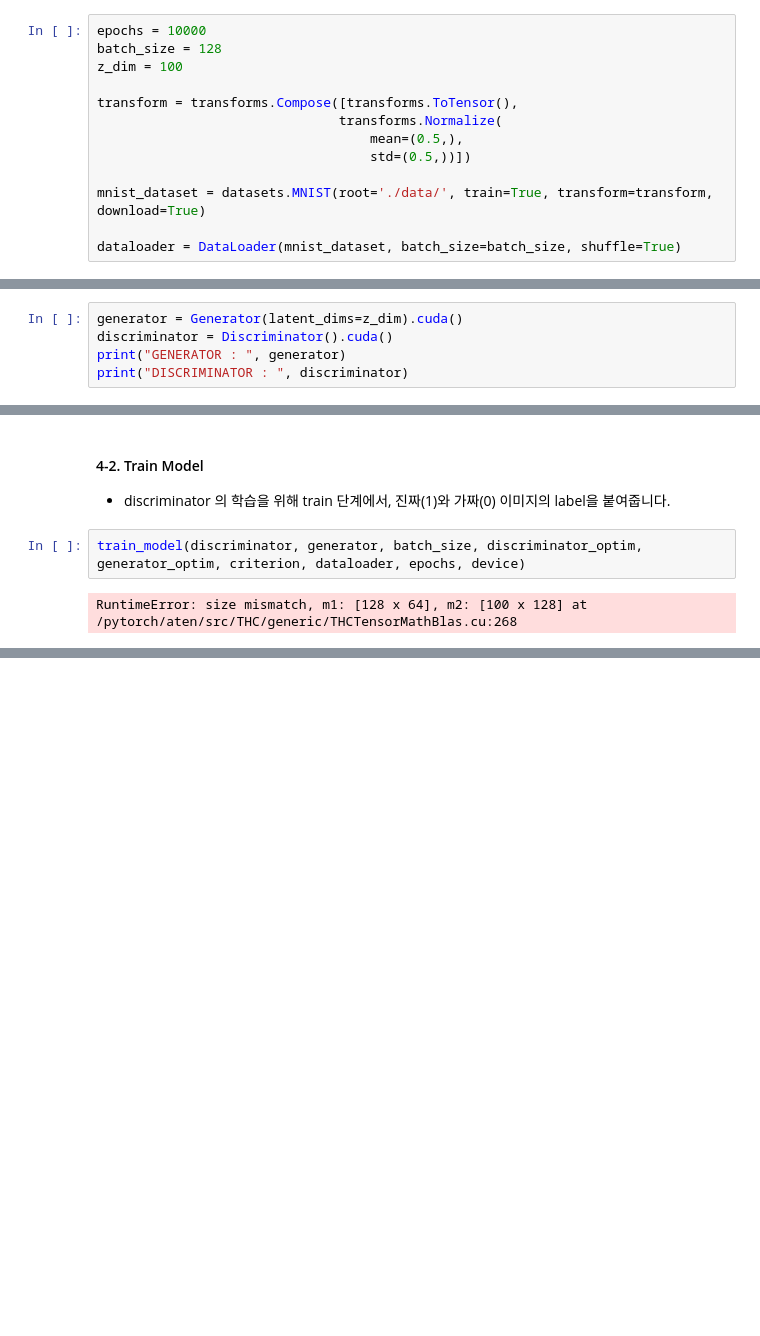
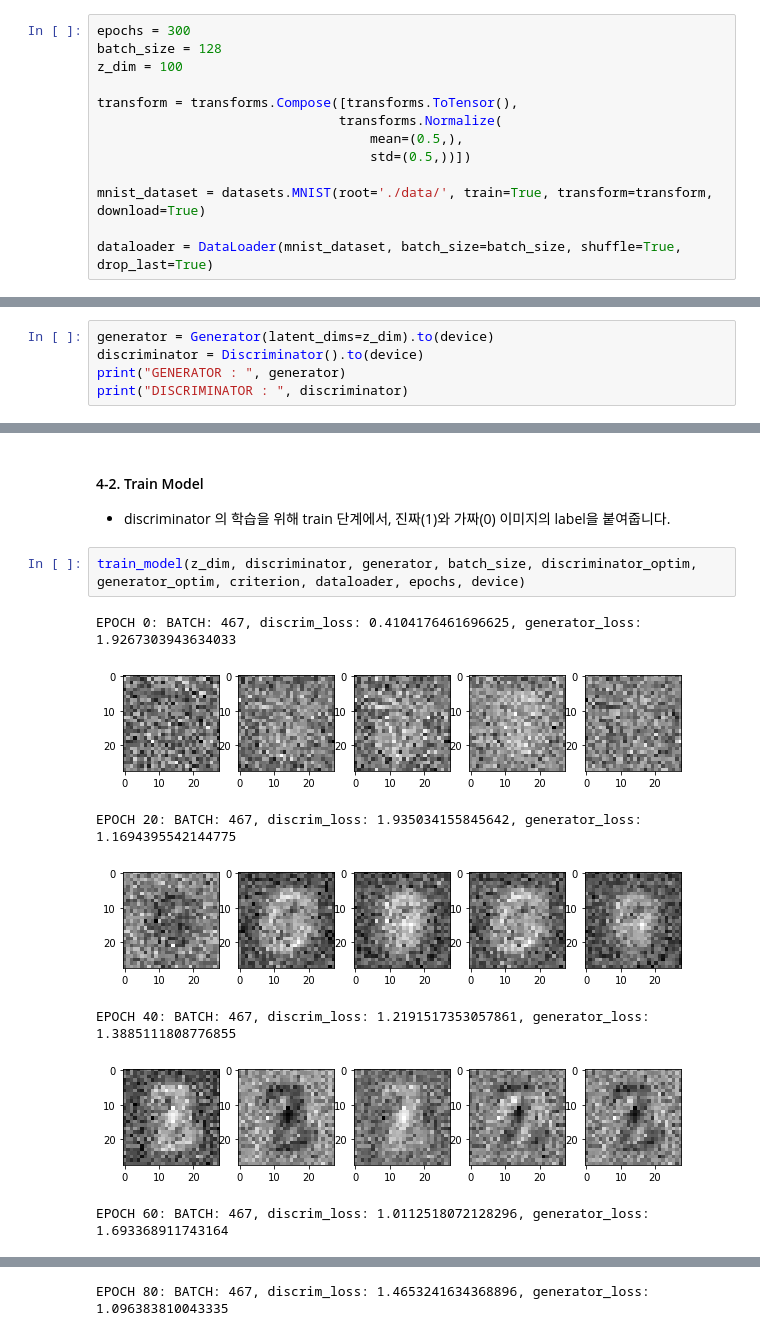
Before and after one commit to EmjayAhn/GAN-pytorch, a Jupyter notebook: main.ipynb, the cells around one changed output, grey strips where cells are left out. Saved outputs shown, nothing was run; the diff lists cells and outputs as text; blank space fills up the shorter version.

```diff
--- a/main.ipynb
+++ b/main.ipynb
@@ -28,7 +29,7 @@ device:  cuda
 ### 2. Data Preparation
 MNIST digit data 를 활용하겠습니다.
 # %%
-epochs = 10000
+epochs = 300
 batch_size = 128
 z_dim = 100
 
@@ -39,13 +40,13 @@ transform = transforms.Compose([transforms.ToTensor(),
 
 mnist_dataset = datasets.MNIST(root='./data/', train=True, transform=transform, download=True)
 
-dataloader = DataLoader(mnist_dataset, batch_size=batch_size, shuffle=True)
+dataloader = DataLoader(mnist_dataset, batch_size=batch_size, shuffle=True, drop_last=True)
 # %% [markdown]
 ### 3. Modeling
 깔끔한 노트북을 위해, `discriminator.py` 와 `generator.py` 에 각 Discriminator 와 Generator를 정의해 두었습니다. 이 노트북에서는 초기화 선언만 하겠습니다.
 # %%
-generator = Generator(latent_dims=z_dim).cuda()
-discriminator = Discriminator().cuda()
+generator = Generator(latent_dims=z_dim).to(device)
+discriminator = Discriminator().to(device)
 print("GENERATOR : ", generator)
 print("DISCRIMINATOR : ", discriminator)
 # %% [output]
@@ -79,6 +80,12 @@ discriminator_optim = optim.Adam(discriminator.parameters(), lr=0.0002, weight_d
 #### 4-2. Train Model
 - discriminator 의 학습을 위해 train 단계에서, 진짜(1)와 가짜(0) 이미지의 label을 붙여줍니다.
 # %%
-train_model(discriminator, generator, batch_size, discriminator_optim, generator_optim, criterion, dataloader, epochs, device)
+train_model(z_dim, discriminator, generator, batch_size, discriminator_optim, generator_optim, criterion, dataloader, epochs, device)
 # %% [output]
-RuntimeError: size mismatch, m1: [128 x 64], m2: [100 x 128] at /pytorch/aten/src/THC/generic/THCTensorMathBlas.cu:268
+EPOCH 0: BATCH: 467, discrim_loss: 0.4104176461696625, generator_loss: 1.9267303943634033
+[figure, added]
+EPOCH 20: BATCH: 467, discrim_loss: 1.935034155845642, generator_loss: 1.1694395542144775
+[figure, added]
+EPOCH 40: BATCH: 467, discrim_loss: 1.2191517353057861, generator_loss: 1.3885111808776855
+[figure, added]
+EPOCH 60: BATCH: 467, discrim_loss: 1.0112518072128296, generator_loss: 1.693368911743164
@@ -84,0 +93 @@ RuntimeError: size mismatch, m1: [128 x 64], m2: [100 x 128] at /pytorch/aten/sr
+EPOCH 80: BATCH: 467, discrim_loss: 1.4653241634368896, generator_loss: 1.096383810043335
```
Also changed, not shown: parts of 3 cells of this notebook, 3 other files.
